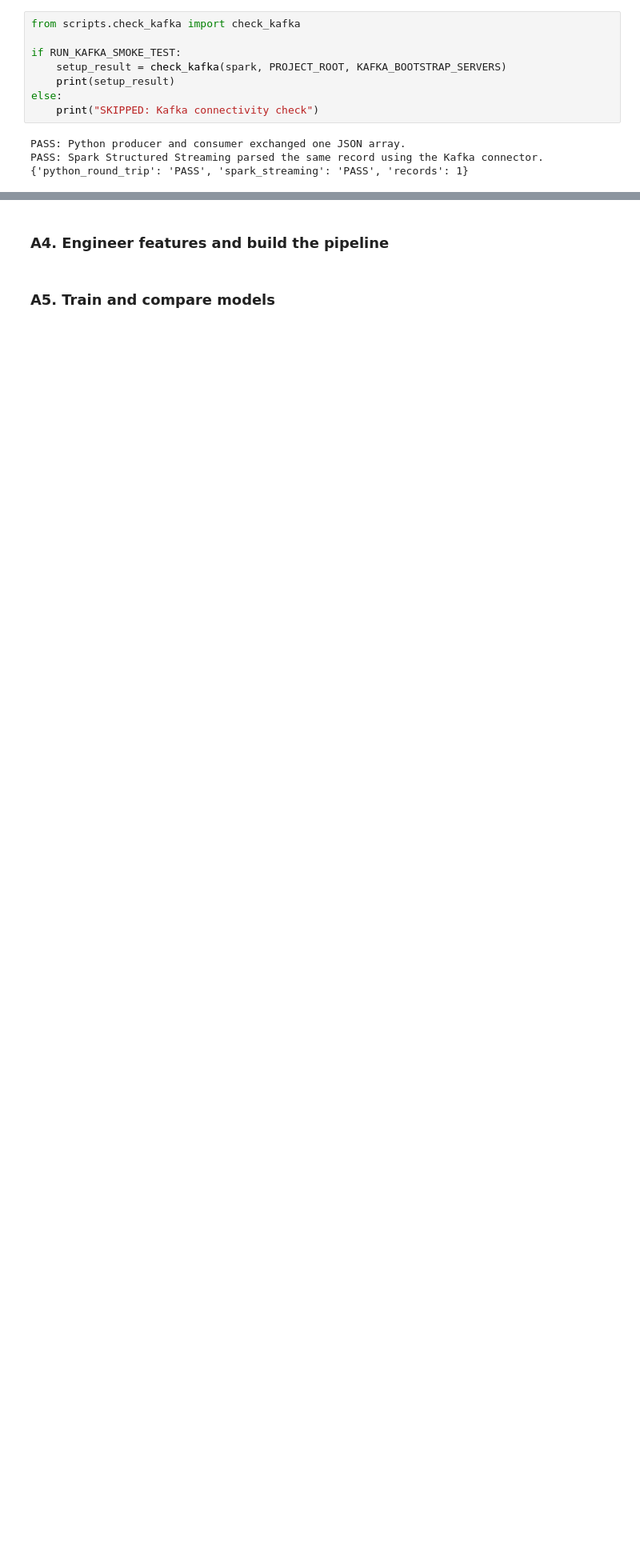
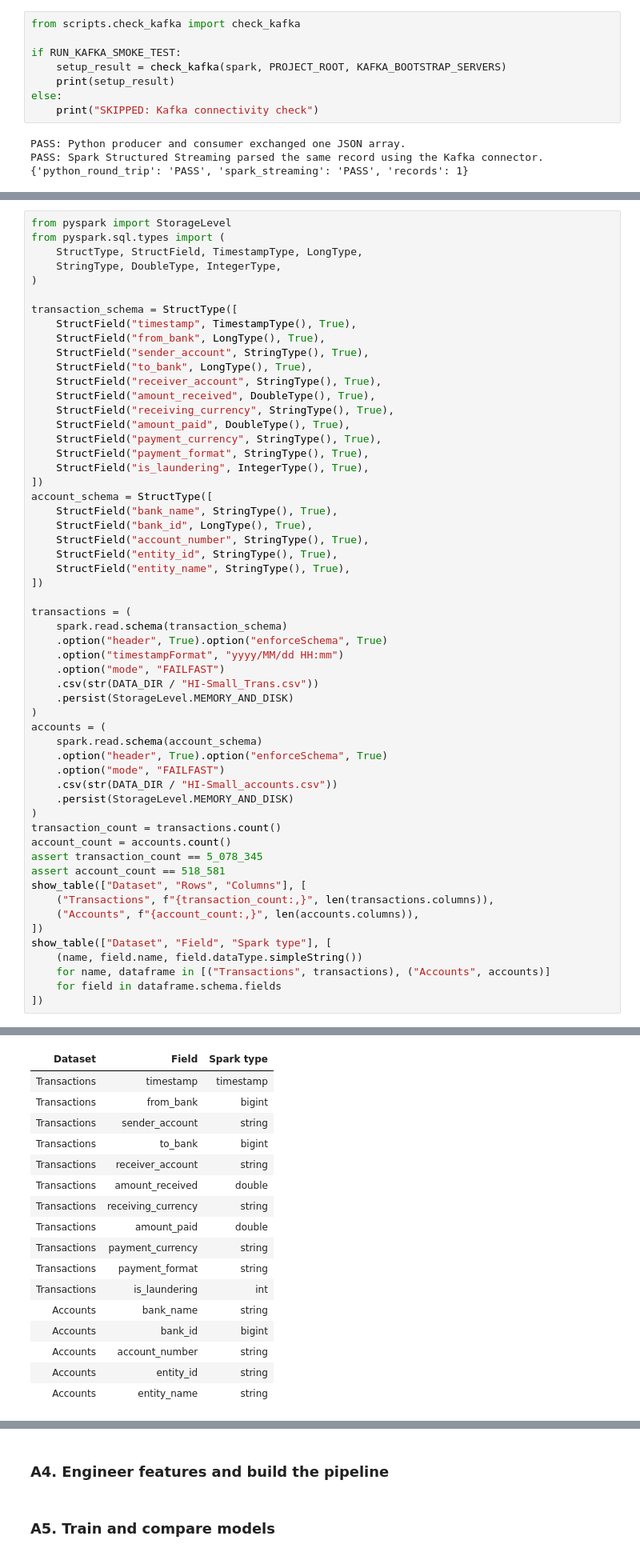
Before and after one commit to tung-lechu/assessment2-aml, a Jupyter notebook: assessment2.ipynb, the cells around one changed output, grey strips where cells are left out. Shown at 80% size. Drawn from its saved outputs; the diff is of its cells as text; blank space fills up the shorter version.

Commit message:
Validate AML data and create reproducible development and streaming splits

```diff
--- a/assessment2.ipynb
+++ b/assessment2.ipynb
@@ -98,0 +160,57 @@ PASS: Spark Structured Streaming parsed the same record using the Kafka connecto
+# %%
+from pyspark import StorageLevel
+from pyspark.sql.types import (
+    StructType, StructField, TimestampType, LongType,
+    StringType, DoubleType, IntegerType,
+)
+
+transaction_schema = StructType([
+    StructField("timestamp", TimestampType(), True),
+    StructField("from_bank", LongType(), True),
+    StructField("sender_account", StringType(), True),
+    StructField("to_bank", LongType(), True),
+    StructField("receiver_account", StringType(), True),
+    StructField("amount_received", DoubleType(), True),
+    StructField("receiving_currency", StringType(), True),
+    StructField("amount_paid", DoubleType(), True),
+    StructField("payment_currency", StringType(), True),
+    StructField("payment_format", StringType(), True),
+    StructField("is_laundering", IntegerType(), True),
+])
+account_schema = StructType([
+    StructField("bank_name", StringType(), True),
+    StructField("bank_id", LongType(), True),
+    StructField("account_number", StringType(), True),
+    StructField("entity_id", StringType(), True),
+    StructField("entity_name", StringType(), True),
+])
+
+transactions = (
+    spark.read.schema(transaction_schema)
+    .option("header", True).option("enforceSchema", True)
+    .option("timestampFormat", "yyyy/MM/dd HH:mm")
+    .option("mode", "FAILFAST")
+    .csv(str(DATA_DIR / "HI-Small_Trans.csv"))
+    .persist(StorageLevel.MEMORY_AND_DISK)
+)
+accounts = (
+    spark.read.schema(account_schema)
+    .option("header", True).option("enforceSchema", True)
+    .option("mode", "FAILFAST")
+    .csv(str(DATA_DIR / "HI-Small_accounts.csv"))
+    .persist(StorageLevel.MEMORY_AND_DISK)
+)
+transaction_count = transactions.count()
+account_count = accounts.count()
+assert transaction_count == 5_078_345
+assert account_count == 518_581
+show_table(["Dataset", "Rows", "Columns"], [
+    ("Transactions", f"{transaction_count:,}", len(transactions.columns)),
+    ("Accounts", f"{account_count:,}", len(accounts.columns)),
+])
+show_table(["Dataset", "Field", "Spark type"], [
+    (name, field.name, field.dataType.simpleString())
+    for name, dataframe in [("Transactions", transactions), ("Accounts", accounts)]
+    for field in dataframe.schema.fields
+])
+# %% [output]
@@ -98,0 +220,17 @@ PASS: Spark Structured Streaming parsed the same record using the Kafka connecto
+| Dataset | Field | Spark type |
+| Transactions | timestamp | timestamp |
+| Transactions | from_bank | bigint |
+| Transactions | sender_account | string |
+| Transactions | to_bank | bigint |
+| Transactions | receiver_account | string |
+| Transactions | amount_received | double |
+| Transactions | receiving_currency | string |
+| Transactions | amount_paid | double |
+| Transactions | payment_currency | string |
+| Transactions | payment_format | string |
+| Transactions | is_laundering | int |
+| Accounts | bank_name | string |
+| Accounts | bank_id | bigint |
+| Accounts | account_number | string |
+| Accounts | entity_id | string |
+| Accounts | entity_name | string |
```
Also changed, not shown: parts of 35 cells of this notebook, 5 other files.
